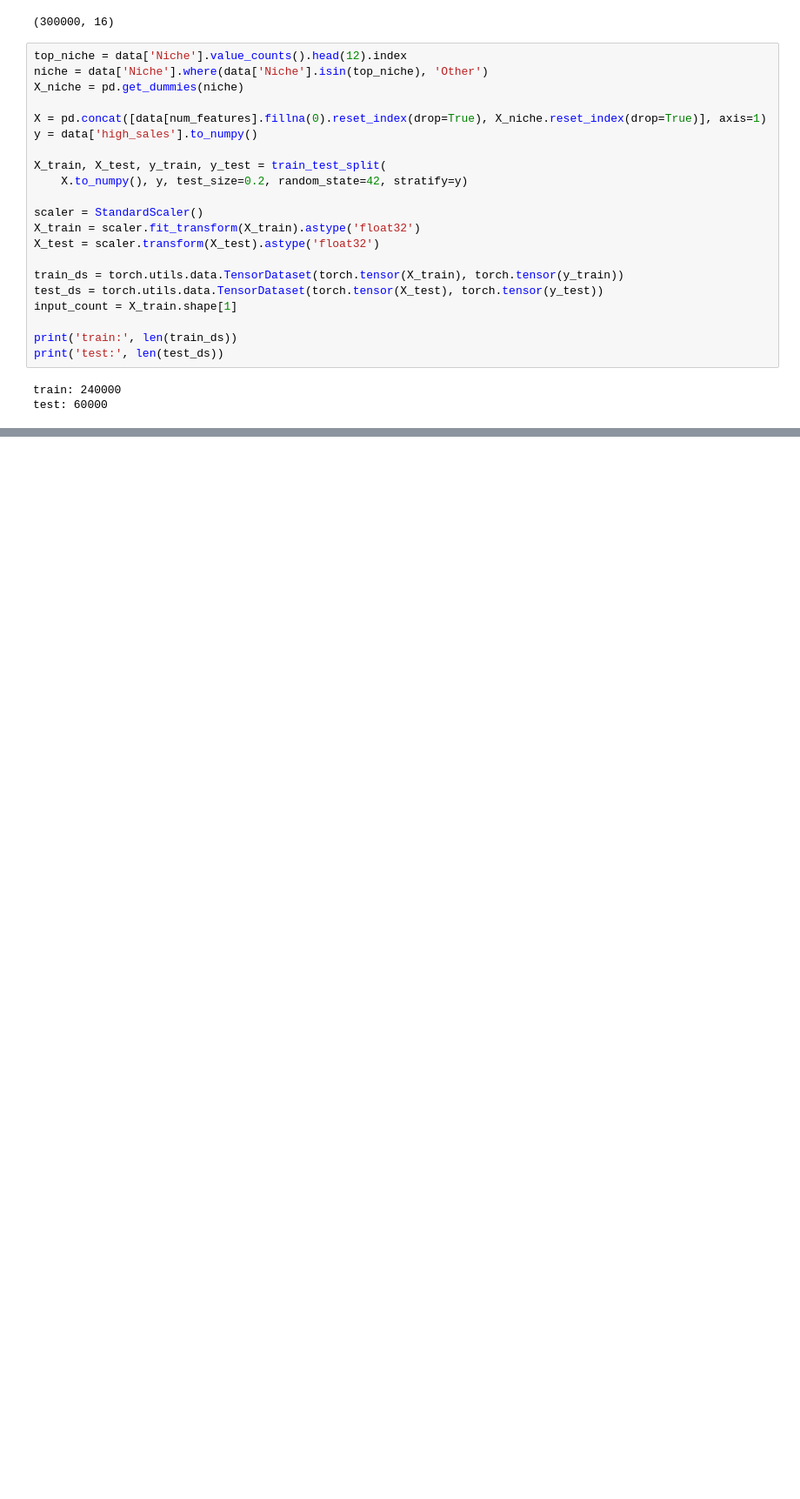
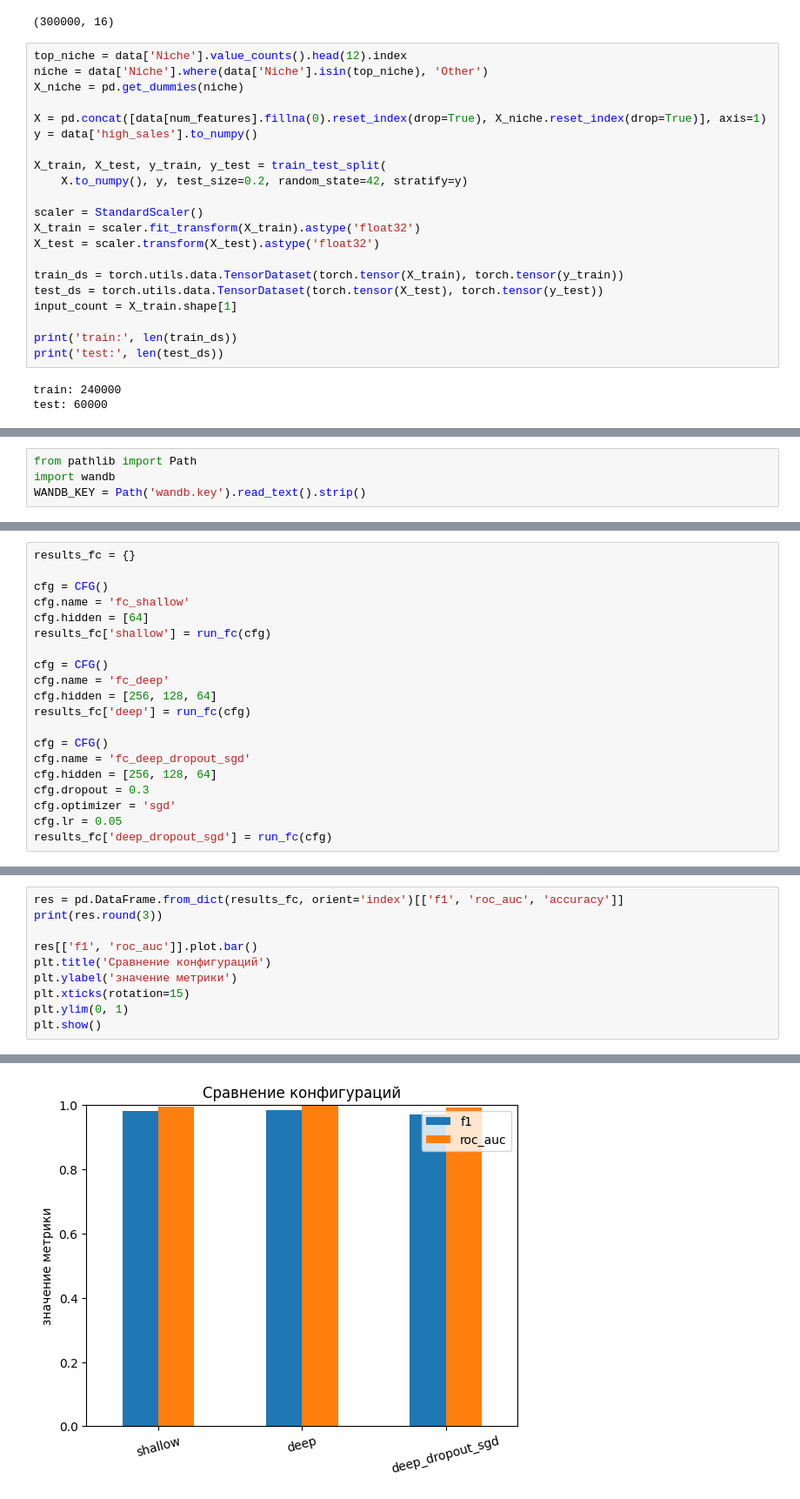
Before and after one commit to VladislavKostylev/GP5, a Jupyter notebook: GroupProject5.ipynb, the cells around one changed output, grey strips where cells are left out. Shown at 87% size. Saved outputs shown, nothing was run; the diff lists cells and outputs as text; blank space fills up the shorter version.

```diff
--- a/GroupProject5.ipynb
+++ b/GroupProject5.ipynb
@@ -264,0 +267,4 @@ test: 60000
+# %%
+from pathlib import Path
+import wandb
+WANDB_KEY = Path('wandb.key').read_text().strip()
@@ -264,0 +396,20 @@ test: 60000
+# %%
+results_fc = {}
+
+cfg = CFG()
+cfg.name = 'fc_shallow'
+cfg.hidden = [64]
+results_fc['shallow'] = run_fc(cfg)
+
+cfg = CFG()
+cfg.name = 'fc_deep'
+cfg.hidden = [256, 128, 64]
+results_fc['deep'] = run_fc(cfg)
+
+cfg = CFG()
+cfg.name = 'fc_deep_dropout_sgd'
+cfg.hidden = [256, 128, 64]
+cfg.dropout = 0.3
+cfg.optimizer = 'sgd'
+cfg.lr = 0.05
+results_fc['deep_dropout_sgd'] = run_fc(cfg)
@@ -264,0 +432,11 @@ test: 60000
+# %%
+res = pd.DataFrame.from_dict(results_fc, orient='index')[['f1', 'roc_auc', 'accuracy']]
+print(res.round(3))
+
+res[['f1', 'roc_auc']].plot.bar()
+plt.title('Сравнение конфигураций')
+plt.ylabel('значение метрики')
+plt.xticks(rotation=15)
+plt.ylim(0, 1)
+plt.show()
+# %% [output]
@@ -264,0 +447 @@ test: 60000
+[figure, added]
```
Also changed, not shown: parts of 6 cells of this notebook, 1 other file.
